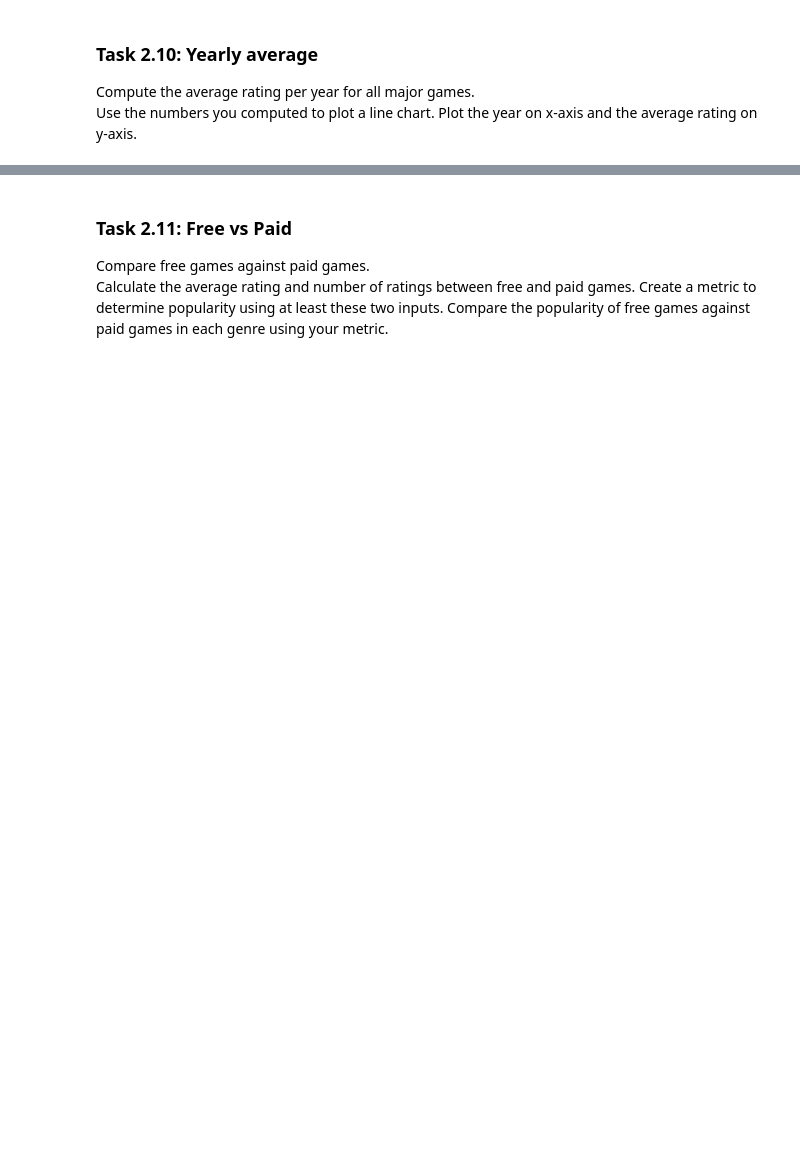
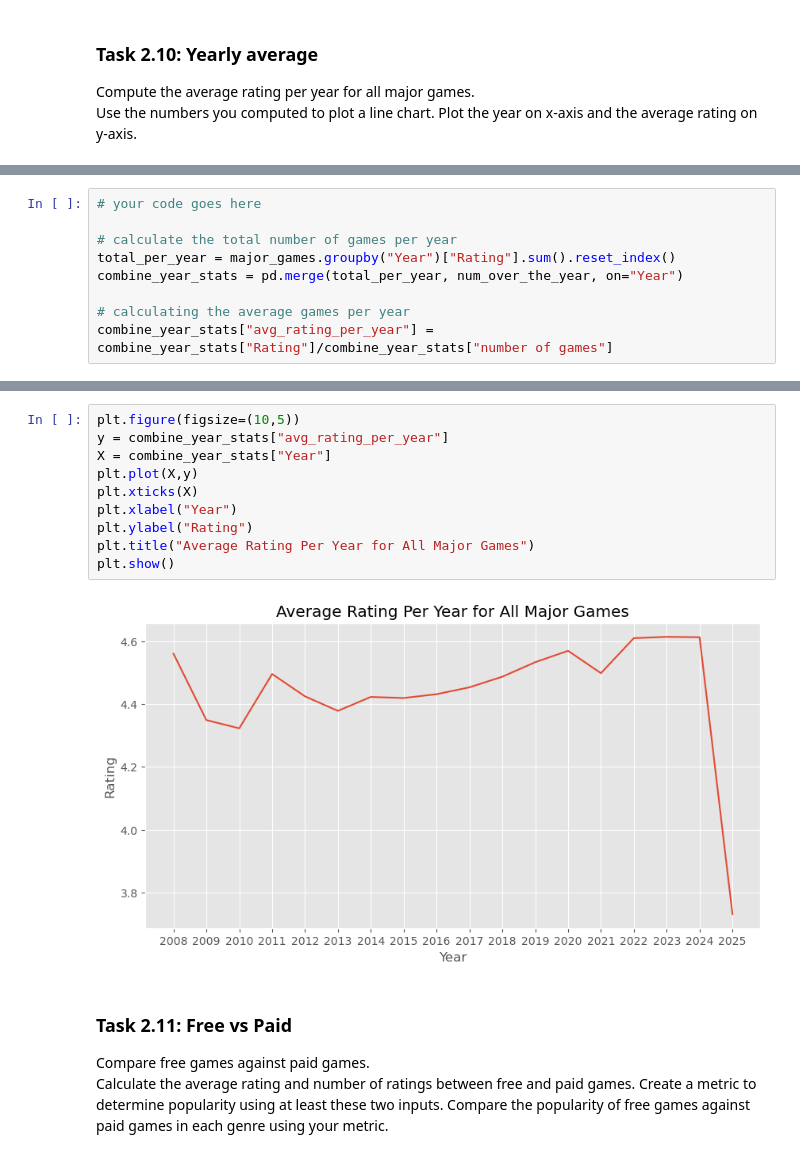
Before and after one commit to Yichun0/2026-datascience-homework, a Jupyter notebook: HW3/HW3.ipynb, the cells around one changed output, grey strips where cells are left out. Cells and saved outputs as stored; diff of their text form; blank space fills up the shorter version.

```diff
--- a/HW3/HW3.ipynb
+++ b/HW3/HW3.ipynb
@@ -202,0 +428,9 @@ Use the numbers you computed to plot a line chart. Plot the year on x-axis and t
+# %%
+# your code goes here
+
+# calculate the total number of games per year
+total_per_year = major_games.groupby("Year")["Rating"].sum().reset_index()
+combine_year_stats = pd.merge(total_per_year, num_over_the_year, on="Year")
+
+# calculating the average games per year
+combine_year_stats["avg_rating_per_year"] = combine_year_stats["Rating"]/combine_year_stats["number of games"]
@@ -203,3 +455,15 @@ Use the numbers you computed to plot a line chart. Plot the year on x-axis and t
+# %%
+plt.figure(figsize=(10,5))
+y = combine_year_stats["avg_rating_per_year"]
+X = combine_year_stats["Year"]
+plt.plot(X,y)
+plt.xticks(X)
+plt.xlabel("Year")
+plt.ylabel("Rating")
+plt.title("Average Rating Per Year for All Major Games")
+plt.show()
+# %% [output]
+[figure, added]
 # %% [markdown]
 ### Task 2.11: Free vs Paid
 
```
Also changed, not shown: parts of 40 cells of this notebook.
